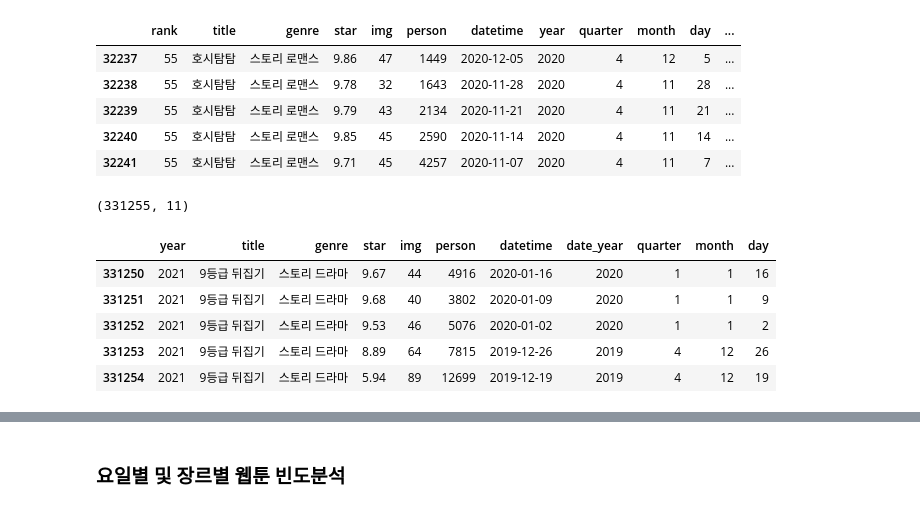
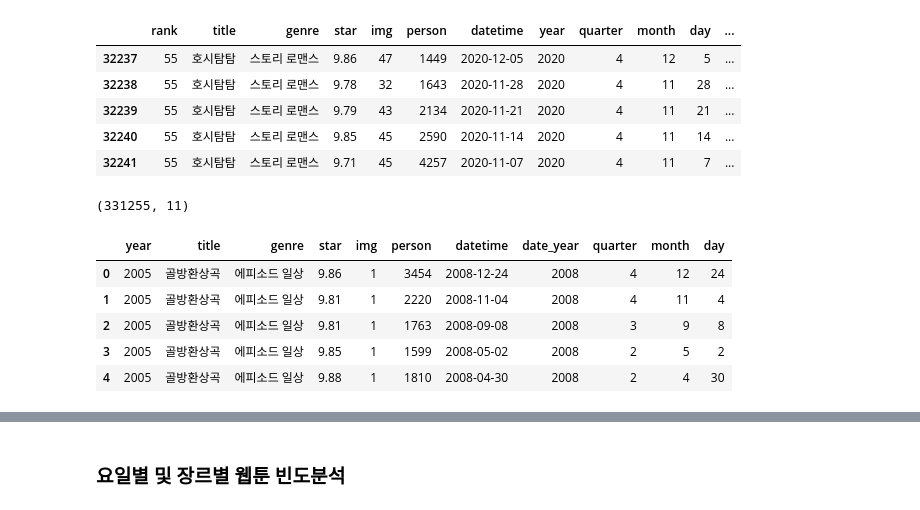
Before and after one commit to aeea-0605/first_project, a Jupyter notebook: NaverWebtoon_EDA/EDA.ipynb, the cells around one changed output, grey strips where cells are left out. Drawn from its saved outputs; the diff is of its cells as text; code cells hidden in the pictures.

```diff
--- a/NaverWebtoon_EDA/EDA.ipynb
+++ b/NaverWebtoon_EDA/EDA.ipynb
@@ -109,20 +114,20 @@ weekly_df.tail()
 # %%
 yearly_df['date_year'] = yearly_df['datetime'].dt.year
 yearly_df['quarter'] = yearly_df['datetime'].dt.quarter
 yearly_df['month'] = yearly_df['datetime'].dt.month
 yearly_df['day'] = yearly_df['datetime'].dt.day
 
-yearly_df = yearly_df[['year', 'title', 'genre', 'star', 'img', 'person', 'datetime', 'date_year', 'quarter', 'month', 'day']]
+yearly_df = yearly_df[['year', 'title', 'genre','star', 'img', 'person', 'datetime', 'date_year', 'quarter', 'month', 'day']]
 print(yearly_df.shape)
-yearly_df.tail()
+yearly_df.head()
 # %% [output]
 (331255, 11)
 |  | year | title | genre | star | img | person | datetime | date_year | quarter | month | day |
-| 331250 | 2021 | 9등급 뒤집기 | 스토리 드라마 | 9.67 | 44 | 4916 | 2020-01-16 | 2020 | 1 | 1 | 16 |
-| 331251 | 2021 | 9등급 뒤집기 | 스토리 드라마 | 9.68 | 40 | 3802 | 2020-01-09 | 2020 | 1 | 1 | 9 |
-| 331252 | 2021 | 9등급 뒤집기 | 스토리 드라마 | 9.53 | 46 | 5076 | 2020-01-02 | 2020 | 1 | 1 | 2 |
-| 331253 | 2021 | 9등급 뒤집기 | 스토리 드라마 | 8.89 | 64 | 7815 | 2019-12-26 | 2019 | 4 | 12 | 26 |
-| 331254 | 2021 | 9등급 뒤집기 | 스토리 드라마 | 5.94 | 89 | 12699 | 2019-12-19 | 2019 | 4 | 12 | 19 |
+| 0 | 2005 | 골방환상곡 | 에피소드 일상 | 9.86 | 1 | 3454 | 2008-12-24 | 2008 | 4 | 12 | 24 |
+| 1 | 2005 | 골방환상곡 | 에피소드 일상 | 9.81 | 1 | 2220 | 2008-11-04 | 2008 | 4 | 11 | 4 |
+| 2 | 2005 | 골방환상곡 | 에피소드 일상 | 9.81 | 1 | 1763 | 2008-09-08 | 2008 | 3 | 9 | 8 |
+| 3 | 2005 | 골방환상곡 | 에피소드 일상 | 9.85 | 1 | 1599 | 2008-05-02 | 2008 | 2 | 5 | 2 |
+| 4 | 2005 | 골방환상곡 | 에피소드 일상 | 9.88 | 1 | 1810 | 2008-04-30 | 2008 | 2 | 4 | 30 |
 # %%
 weekly_df.info()
 # %% [output]
```
Also changed, not shown: parts of 41 cells of this notebook.
